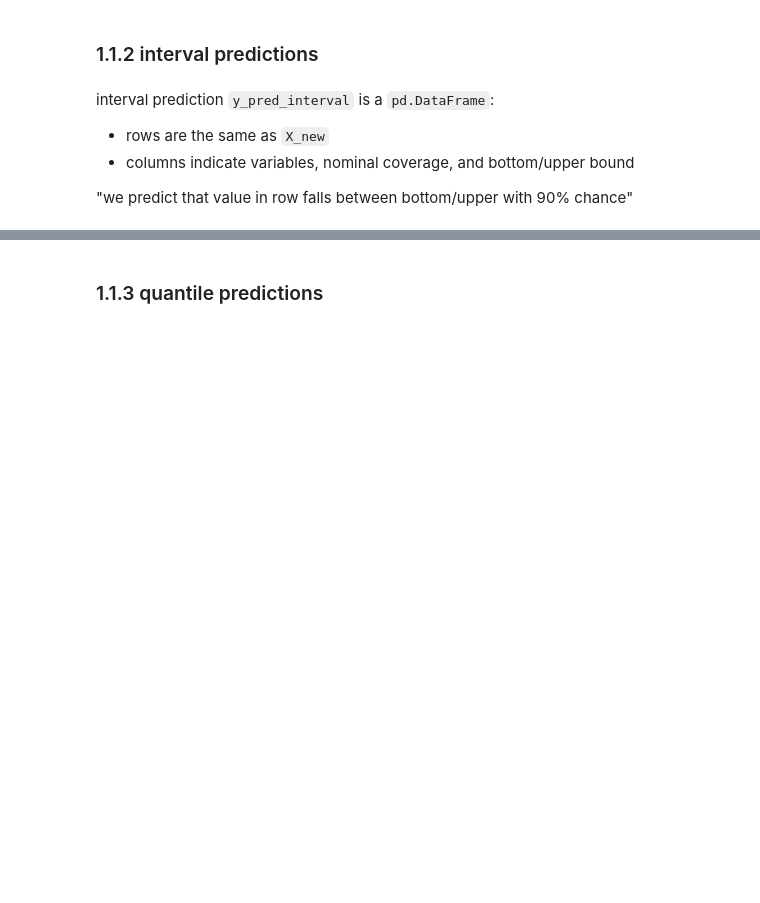
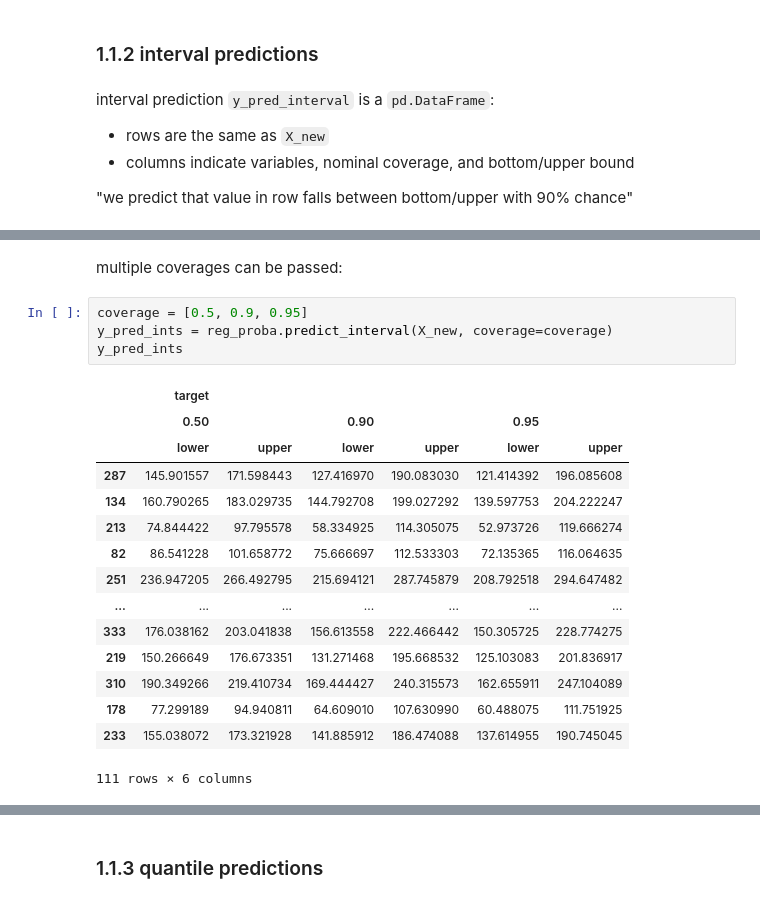
Before and after one commit to sktime/skpro, a Jupyter notebook: examples/01_skpro_intro.ipynb, the cells around one changed output, grey strips where cells are left out. Saved outputs shown, nothing was run; the diff lists cells and outputs as text; blank space fills up the shorter version.

```diff
--- a/examples/01_skpro_intro.ipynb
+++ b/examples/01_skpro_intro.ipynb
@@ -181,0 +186,22 @@ y_pred_interval.head()
+# %% [markdown]
+multiple coverages can be passed:
+# %%
+coverage = [0.5, 0.9, 0.95]
+y_pred_ints = reg_proba.predict_interval(X_new, coverage=coverage)
+y_pred_ints
+# %% [output]
+|  | target |  |  |  |  |  |
+|  | 0.50 |  | 0.90 |  | 0.95 |  |
+|  | lower | upper | lower | upper | lower | upper |
+| 287 | 145.901557 | 171.598443 | 127.416970 | 190.083030 | 121.414392 | 196.085608 |
+| 134 | 160.790265 | 183.029735 | 144.792708 | 199.027292 | 139.597753 | 204.222247 |
+| 213 | 74.844422 | 97.795578 | 58.334925 | 114.305075 | 52.973726 | 119.666274 |
+| 82 | 86.541228 | 101.658772 | 75.666697 | 112.533303 | 72.135365 | 116.064635 |
+| 251 | 236.947205 | 266.492795 | 215.694121 | 287.745879 | 208.792518 | 294.647482 |
+| ... | ... | ... | ... | ... | ... | ... |
+| 333 | 176.038162 | 203.041838 | 156.613558 | 222.466442 | 150.305725 | 228.774275 |
+| 219 | 150.266649 | 176.673351 | 131.271468 | 195.668532 | 125.103083 | 201.836917 |
+| 310 | 190.349266 | 219.410734 | 169.444427 | 240.315573 | 162.655911 | 247.104089 |
+| 178 | 77.299189 | 94.940811 | 64.609010 | 107.630990 | 60.488075 | 111.751925 |
+| 233 | 155.038072 | 173.321928 | 141.885912 | 186.474088 | 137.614955 | 190.745045 |
+111 rows × 6 columns
```
Also changed, not shown: parts of 50 cells of this notebook.
